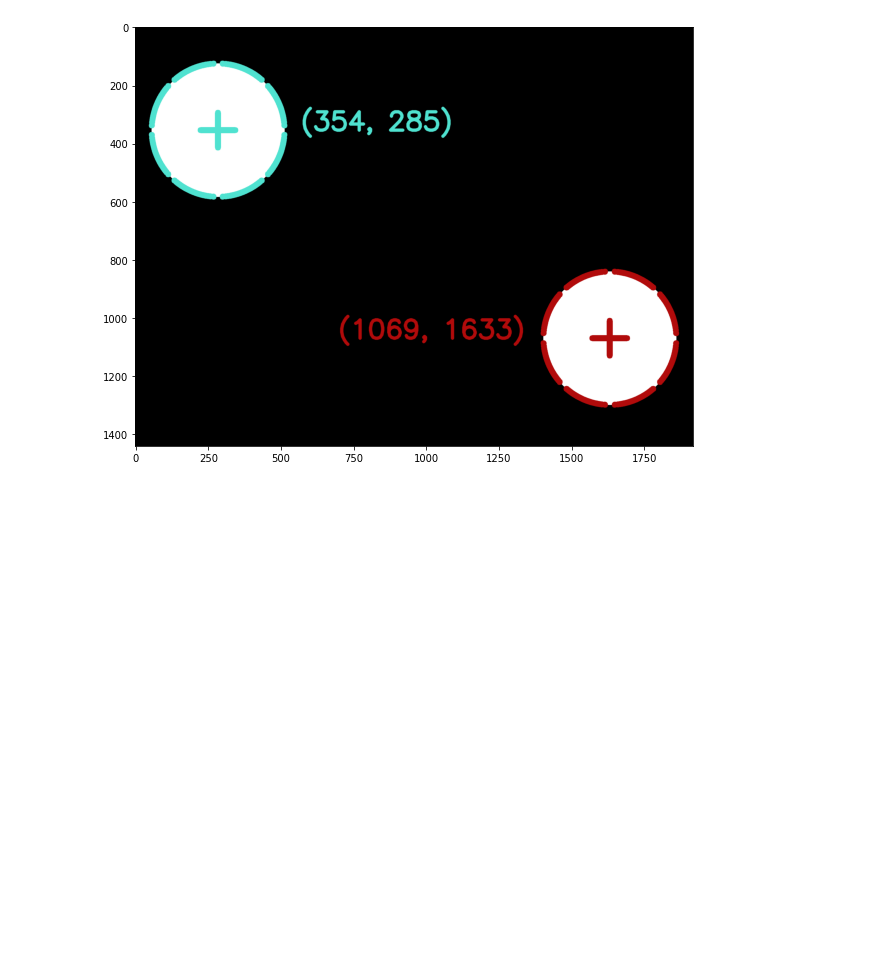
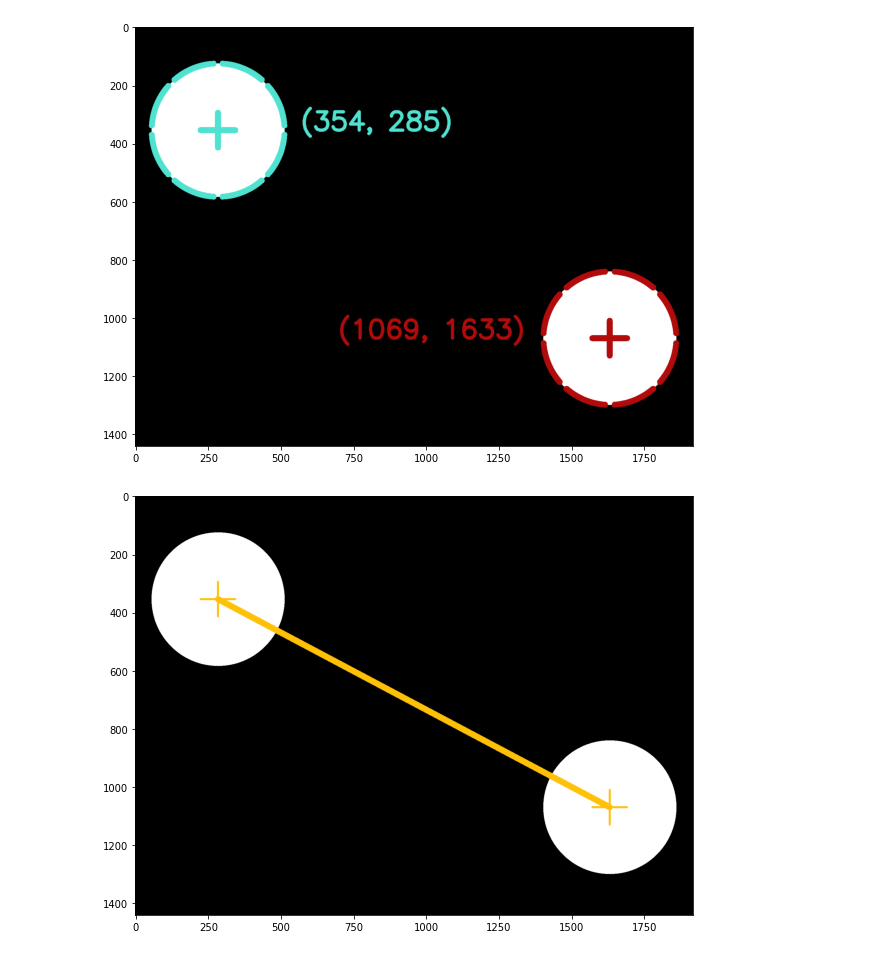
Before and after one commit to daniloboccomino/hsv-colorspace, a Jupyter notebook: nac5.ipynb, the cells around one changed output. Cells and saved outputs as stored; diff of their text form; code cells hidden in the pictures; blank space fills up the shorter version.

Commit message:
traca uma reta entre os dois centros dos circulos

```diff
--- a/nac5.ipynb
+++ b/nac5.ipynb
@@ -120,3 +120,22 @@ plt.imshow(contornos_rgb);
 centro de massa do circulo aquamarine na posição: 285x e 354y
 centro de massa do circulo vermelho na posição: 1633x e 1069y
 [figure]
+# %%
+# tracar uma reta entre os dois centros dos circulos
+
+lineangle_rgb = mask_lg_rgb.copy()
+
+cline = (255,193,7)
+
+cv2.line(lineangle_rgb,(ax - size,ay),(ax + size,ay),cline,5)
+cv2.line(lineangle_rgb,(ax,ay - size),(ax, ay + size),cline,5)
+
+cv2.line(lineangle_rgb,(vx - size,vy),(vx + size,vy),cline,5)
+cv2.line(lineangle_rgb,(vx,vy - size),(vx, vy + size),cline,5)
+
+cv2.line(lineangle_rgb,(ax,ay),(vx,vy),cline,20)
+
+plt.figure(figsize = (10,10))
+plt.imshow(lineangle_rgb);
+# %% [output]
+[figure, added]
```
